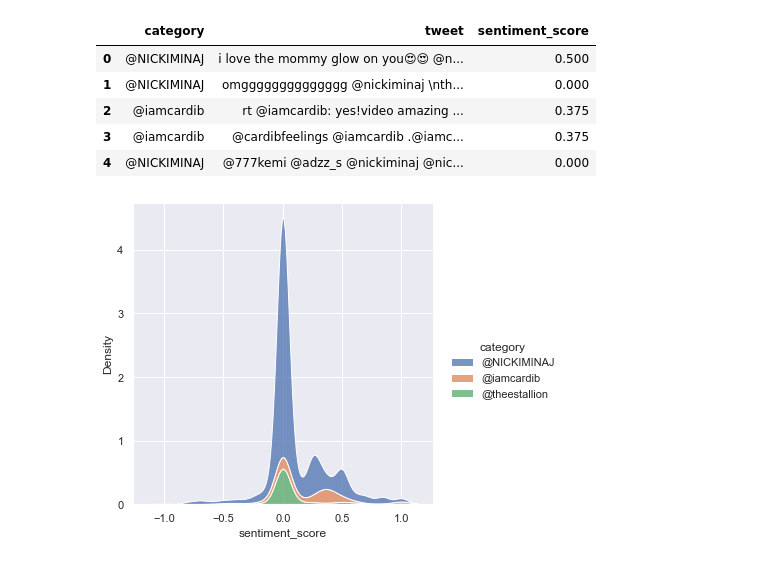
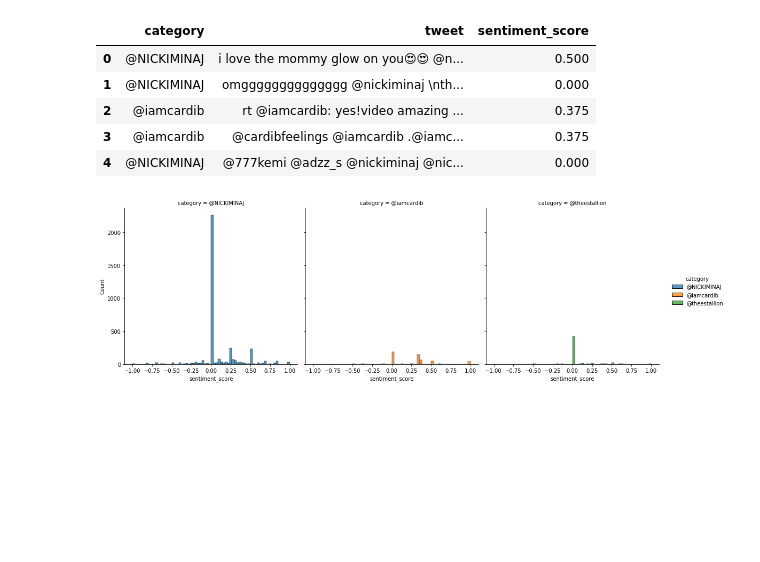
Before and after one commit to Engines-screaming/tweet_miner, a Jupyter notebook: eda/exploration.ipynb, the cells around one changed output. Saved outputs shown, nothing was run; the diff lists cells and outputs as text; code cells hidden in the pictures; blank space fills up the shorter version.

Commit message:
changed graph to historgram in eda script

```diff
--- a/eda/exploration.ipynb
+++ b/eda/exploration.ipynb
@@ -24,10 +24,10 @@ df.head()  # preview
 # %%
 # Show distribution of sentiments for each category
 
-sns.displot(data=df, hue='category', x='sentiment_score', kind='kde', multiple='stack')
-plt.savefig("../viz/kde_tweets.jpg")
+sns.displot(data=df, hue='category', x='sentiment_score', col='category')
+plt.savefig("../viz/histogram_tweets.jpg")
 # %% [output]
-[figure, old version]
+[figure, new version]
 # %%
 # Find average sentiment score of each category
 
```
Also changed, not shown: parts of 2 cells of this notebook, 4 other files.
